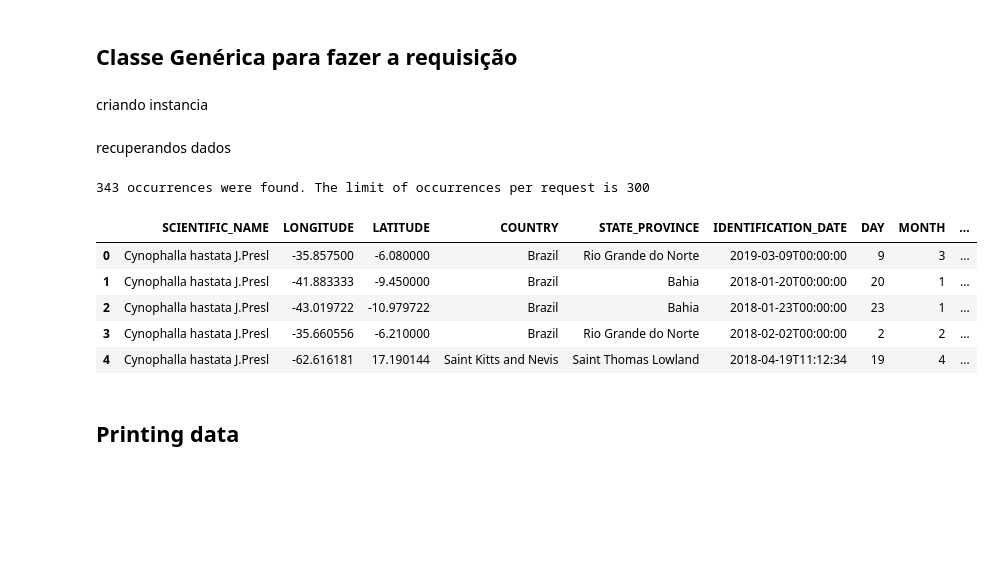
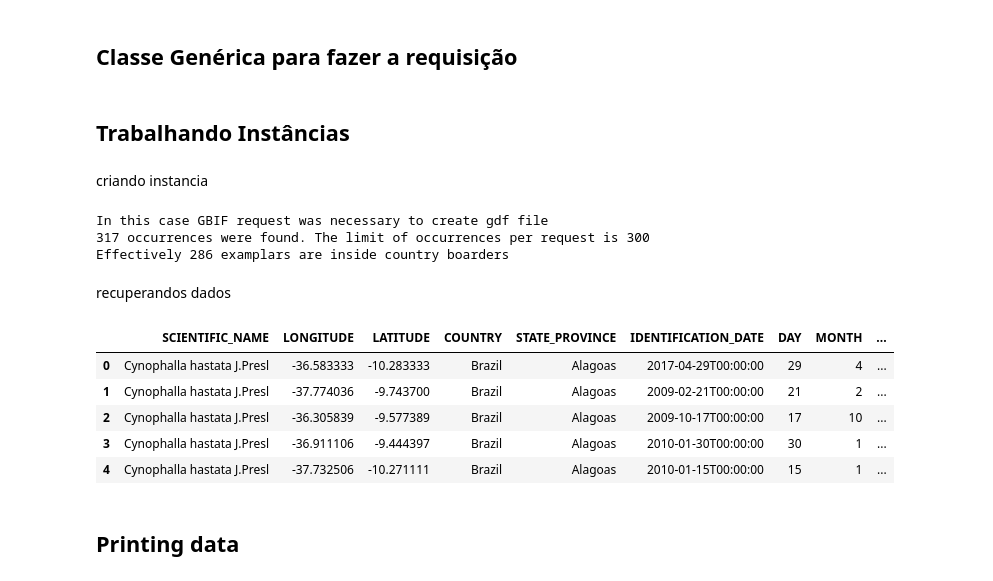
Before and after one commit to math-sasso/tcc--modeling-of-ecological-niches, a Jupyter notebook: research_coolabs/GBIF_Request.ipynb, the cells around one changed output. Saved outputs shown, nothing was run; the diff lists cells and outputs as text; code cells hidden in the pictures; blank space fills up the shorter version.

```diff
--- a/research_coolabs/GBIF_Request.ipynb
+++ b/research_coolabs/GBIF_Request.ipynb
@@ -116,20 +296,27 @@ class GBIF_REQUESTER:
+# %% [markdown]
+## Trabalhando Instâncias
+# %%
+brasil = Country()
 # %% [markdown]
 criando instancia
 # %%
-gbif_requester = GBIF_REQUESTER(limit=300, hasCoordinate=True  ,lowYear=2000,upYear=2020)
+specie1 = Specie(taxonKey=3873513,countryObj=brasil,limit=300,hasCoordinate=True,lowYear=2000,upYear=2020,dropDuplicates=True,tryOverrideSpecieData=True)
+# %% [output]
+In this case GBIF request was necessary to create gdf file
+317 occurrences were found. The limit of occurrences per request is 300
+Effectively 286 examplars are inside country boarders
 # %% [markdown]
 recuperandos dados
 # %%
-gdf = gbif_requester.get_specie_geo_dataframe(3873513)
+gdf = specie1.get_specie_gdf()
 gdf.head()
 # %% [output]
-343 occurrences were found. The limit of occurrences per request is 300
 |  | SCIENTIFIC_NAME | LONGITUDE | LATITUDE | COUNTRY | STATE_PROVINCE | IDENTIFICATION_DATE | DAY | MONTH | ... |
-| 0 | Cynophalla hastata J.Presl | -35.857500 | -6.080000 | Brazil | Rio Grande do Norte | 2019-03-09T00:00:00 | 9 | 3 | ... |
-| 1 | Cynophalla hastata J.Presl | -41.883333 | -9.450000 | Brazil | Bahia | 2018-01-20T00:00:00 | 20 | 1 | ... |
-| 2 | Cynophalla hastata J.Presl | -43.019722 | -10.979722 | Brazil | Bahia | 2018-01-23T00:00:00 | 23 | 1 | ... |
-| 3 | Cynophalla hastata J.Presl | -35.660556 | -6.210000 | Brazil | Rio Grande do Norte | 2018-02-02T00:00:00 | 2 | 2 | ... |
-| 4 | Cynophalla hastata J.Presl | -62.616181 | 17.190144 | Saint Kitts and Nevis | Saint Thomas Lowland | 2018-04-19T11:12:34 | 19 | 4 | ... |
+| 0 | Cynophalla hastata J.Presl | -36.583333 | -10.283333 | Brazil | Alagoas | 2017-04-29T00:00:00 | 29 | 4 | ... |
+| 1 | Cynophalla hastata J.Presl | -37.774036 | -9.743700 | Brazil | Alagoas | 2009-02-21T00:00:00 | 21 | 2 | ... |
+| 2 | Cynophalla hastata J.Presl | -36.305839 | -9.577389 | Brazil | Alagoas | 2009-10-17T00:00:00 | 17 | 10 | ... |
+| 3 | Cynophalla hastata J.Presl | -36.911106 | -9.444397 | Brazil | Alagoas | 2010-01-30T00:00:00 | 30 | 1 | ... |
+| 4 | Cynophalla hastata J.Presl | -37.732506 | -10.271111 | Brazil | Alagoas | 2010-01-15T00:00:00 | 15 | 1 | ... |
 # %% [markdown]
 ## Printing data
 # %%
```
Also changed, not shown: parts of 34 cells of this notebook, 16 other files.
